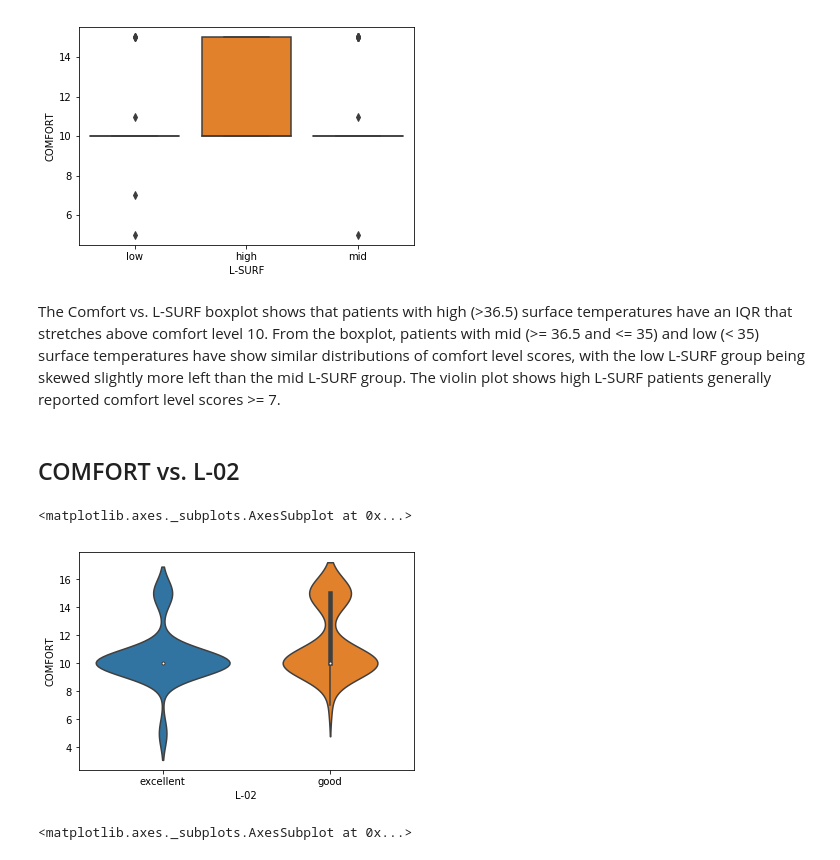
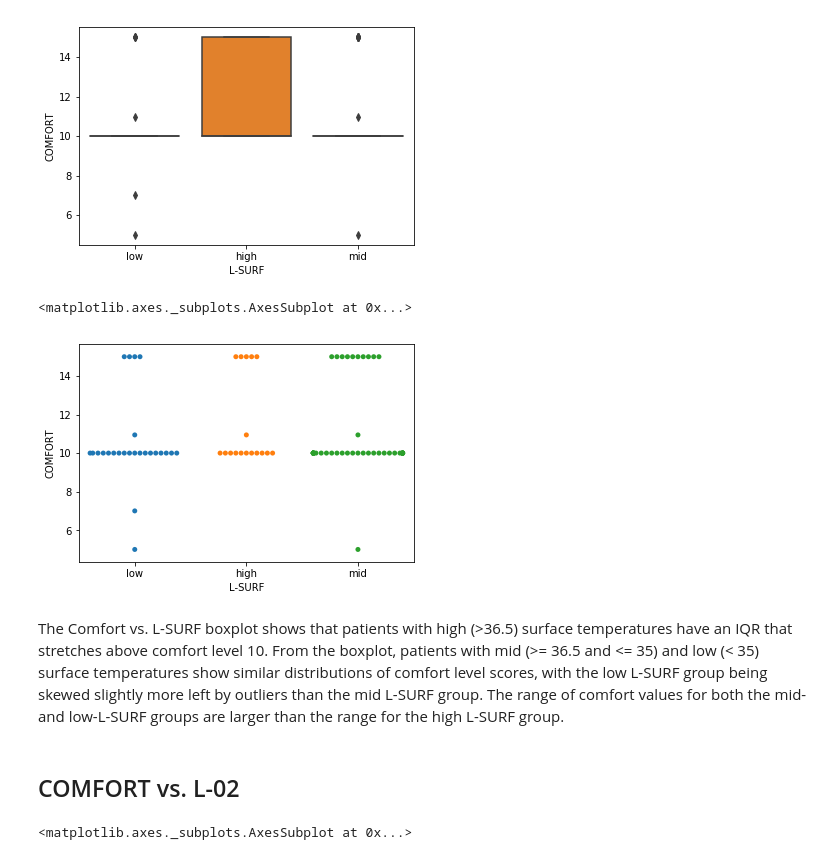
Before and after one commit to degroffr/HW1_BMEDataScience, a Jupyter notebook: HW1 Data Science.ipynb, the cells around one changed output. Drawn from its saved outputs; the diff is of its cells as text; code cells hidden in the pictures.

```diff
--- a/HW1 Data Science.ipynb
+++ b/HW1 Data Science.ipynb
@@ -99,15 +91,15 @@ sns.boxplot(x=df['L-SURF'],y=df['COMFORT'])
 # %% [output]
 <matplotlib.axes._subplots.AxesSubplot at 0x...>
 [figure]
+# %%
+sns.swarmplot(x=df['L-SURF'],y=df['COMFORT'])
+# %% [output]
+<matplotlib.axes._subplots.AxesSubplot at 0x...>
+[figure, added]
 # %% [markdown]
-The Comfort vs. L-SURF boxplot shows that patients with high (>36.5) surface temperatures have an IQR that stretches above comfort level 10. From the boxplot, patients with mid (>= 36.5 and <= 35) and low (< 35) surface temperatures have show similar distributions of comfort level scores, with the low L-SURF group being skewed slightly more left than the mid L-SURF group. The violin plot shows high L-SURF patients generally reported comfort level scores >= 7.
+The Comfort vs. L-SURF boxplot shows that patients with high (>36.5) surface temperatures have an IQR that stretches above comfort level 10. From the boxplot, patients with mid (>= 36.5 and <= 35) and low (< 35) surface temperatures  show similar distributions of comfort level scores, with the low L-SURF group being skewed slightly more left by outliers than the mid L-SURF group. The range of comfort values for both the mid- and low-L-SURF groups are larger than the range for the high L-SURF group.
 # %% [markdown]
 ## COMFORT vs. L-02
-# %%
-sns.violinplot(x=df['L-02'],y=df['COMFORT'])
-# %% [output]
-<matplotlib.axes._subplots.AxesSubplot at 0x...>
-[figure, removed]
 # %%
 sns.boxplot(x=df['L-02'],y=df['COMFORT'])
 # %% [output]
```
Also changed, not shown: parts of 31 cells of this notebook.
